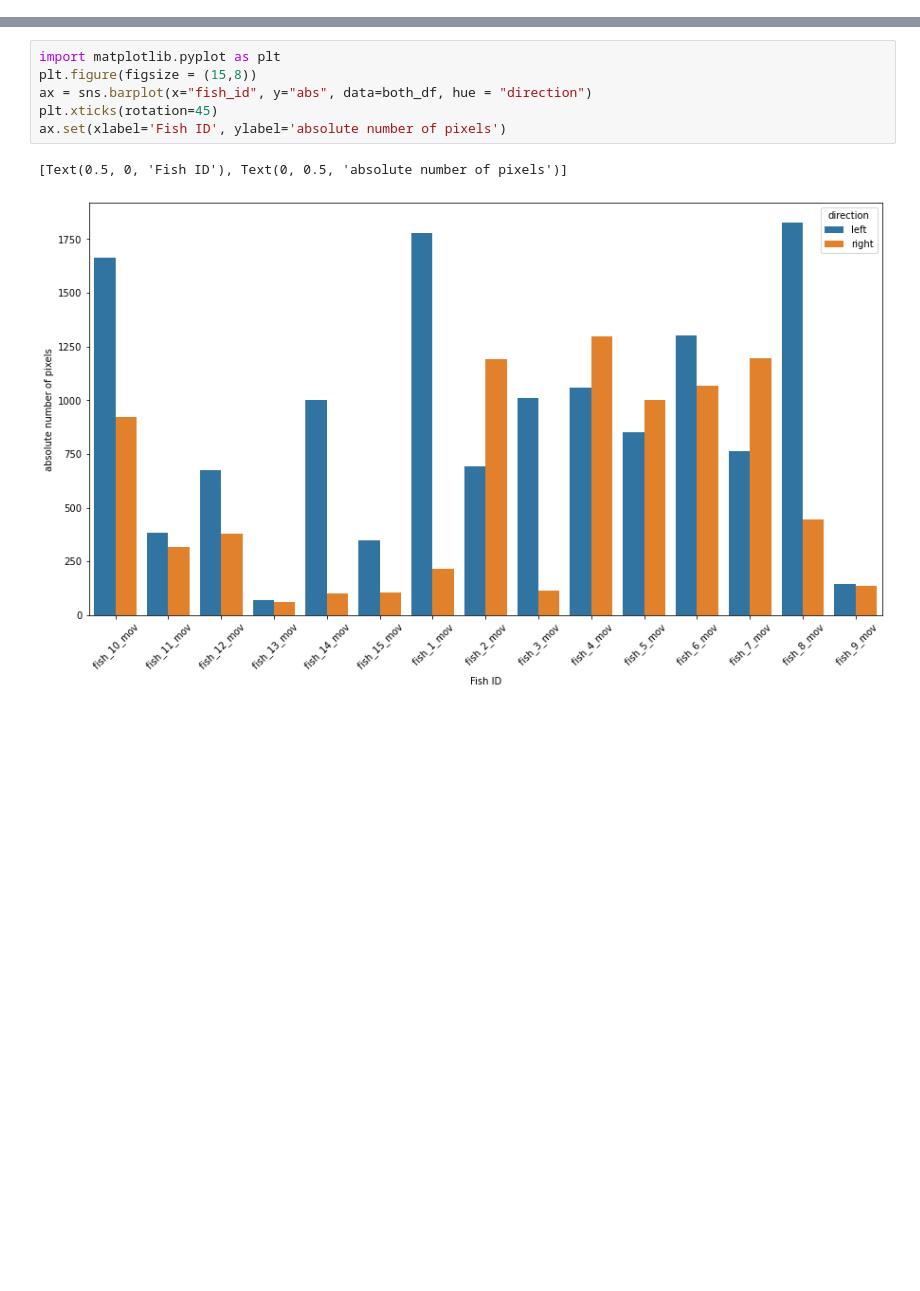
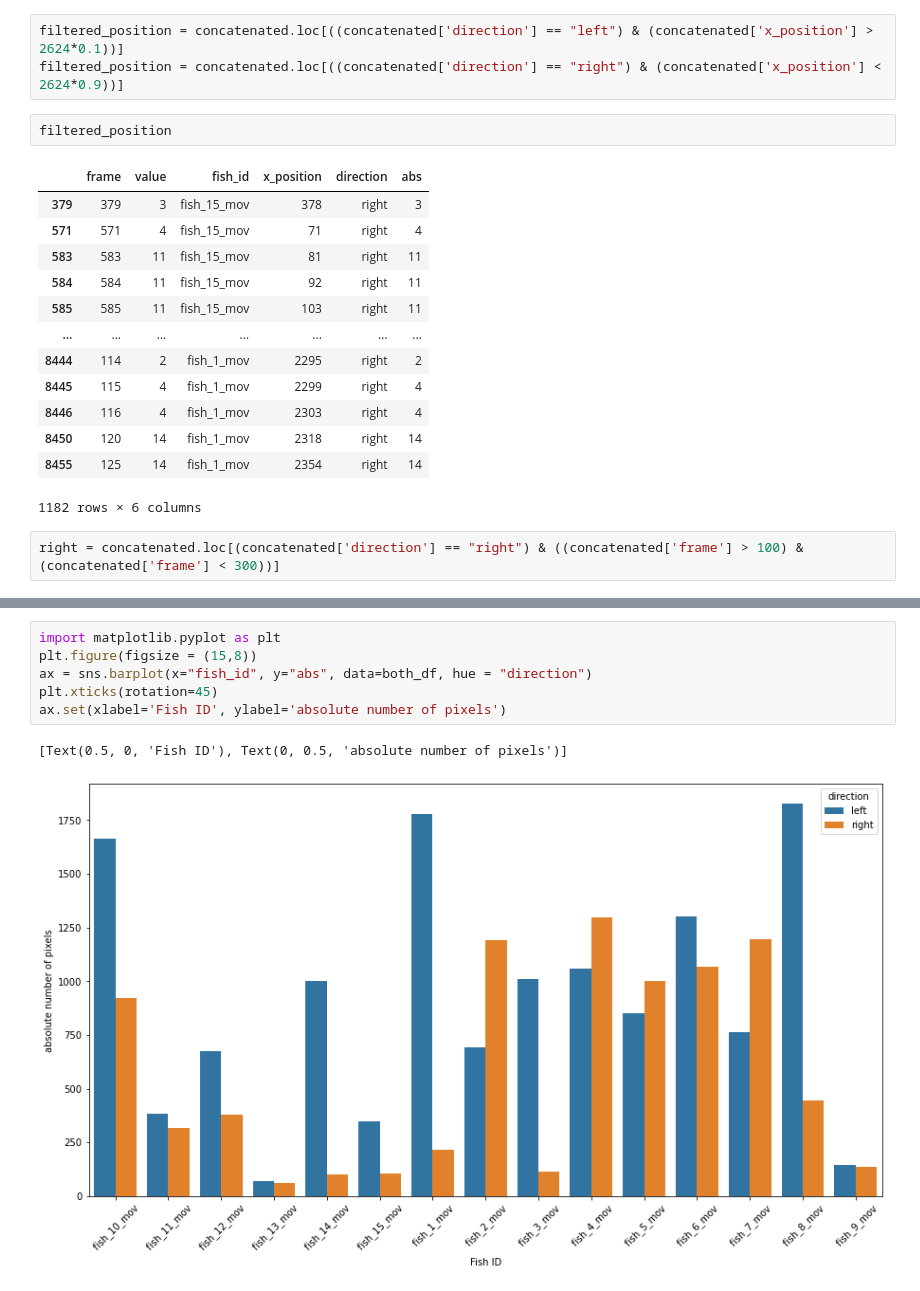
Before and after one commit to marciosferreira/bands_fish, a Jupyter notebook: analyses.ipynb, the cells around one changed output, grey strips where cells are left out. Cells and saved outputs as stored; diff of their text form; blank space fills up the shorter version.

```diff
--- a/analyses.ipynb
+++ b/analyses.ipynb
@@ -120,0 +158,21 @@ both_df = grouped_left.append(grouped_right, ignore_index=True)
+# %%
+filtered_position = concatenated.loc[((concatenated['direction'] == "left") & (concatenated['x_position'] > 2624*0.1))]
+filtered_position = concatenated.loc[((concatenated['direction'] == "right") & (concatenated['x_position'] < 2624*0.9))]
+# %%
+filtered_position
+# %% [output]
+|  | frame | value | fish_id | x_position | direction | abs |
+| 379 | 379 | 3 | fish_15_mov | 378 | right | 3 |
+| 571 | 571 | 4 | fish_15_mov | 71 | right | 4 |
+| 583 | 583 | 11 | fish_15_mov | 81 | right | 11 |
+| 584 | 584 | 11 | fish_15_mov | 92 | right | 11 |
+| 585 | 585 | 11 | fish_15_mov | 103 | right | 11 |
+| ... | ... | ... | ... | ... | ... | ... |
+| 8444 | 114 | 2 | fish_1_mov | 2295 | right | 2 |
+| 8445 | 115 | 4 | fish_1_mov | 2299 | right | 4 |
+| 8446 | 116 | 4 | fish_1_mov | 2303 | right | 4 |
+| 8450 | 120 | 14 | fish_1_mov | 2318 | right | 14 |
+| 8455 | 125 | 14 | fish_1_mov | 2354 | right | 14 |
+1182 rows × 6 columns
+# %%
+right = concatenated.loc[(concatenated['direction'] == "right") & ((concatenated['frame'] > 100) & (concatenated['frame'] < 300))]
```
Also changed, not shown: parts of 14 cells of this notebook, 1 other file.
